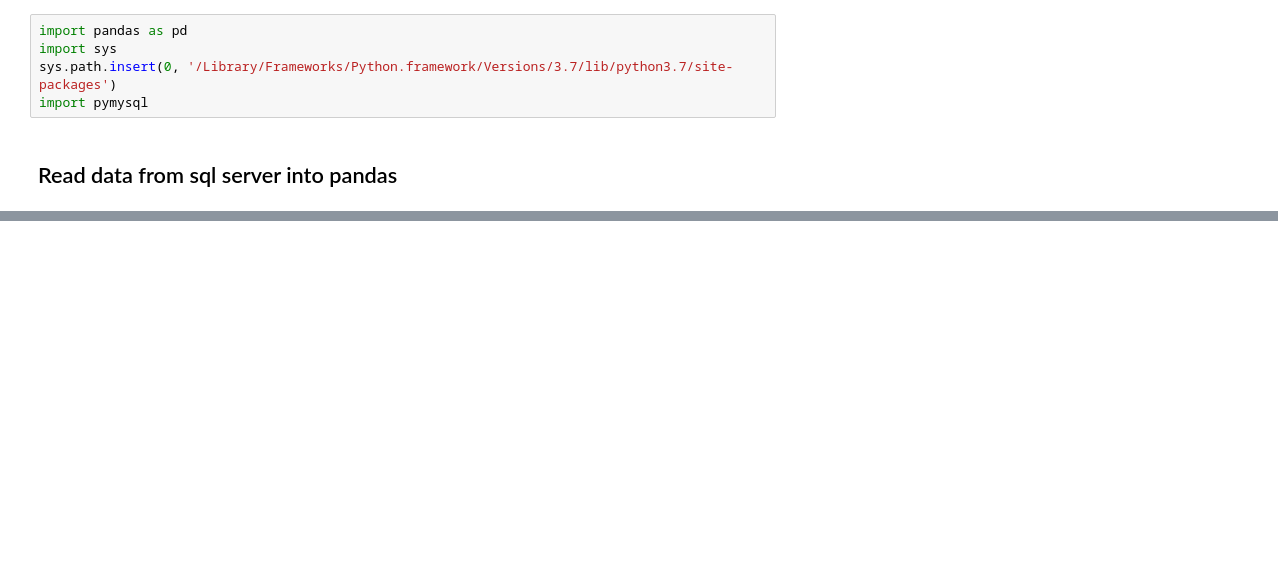
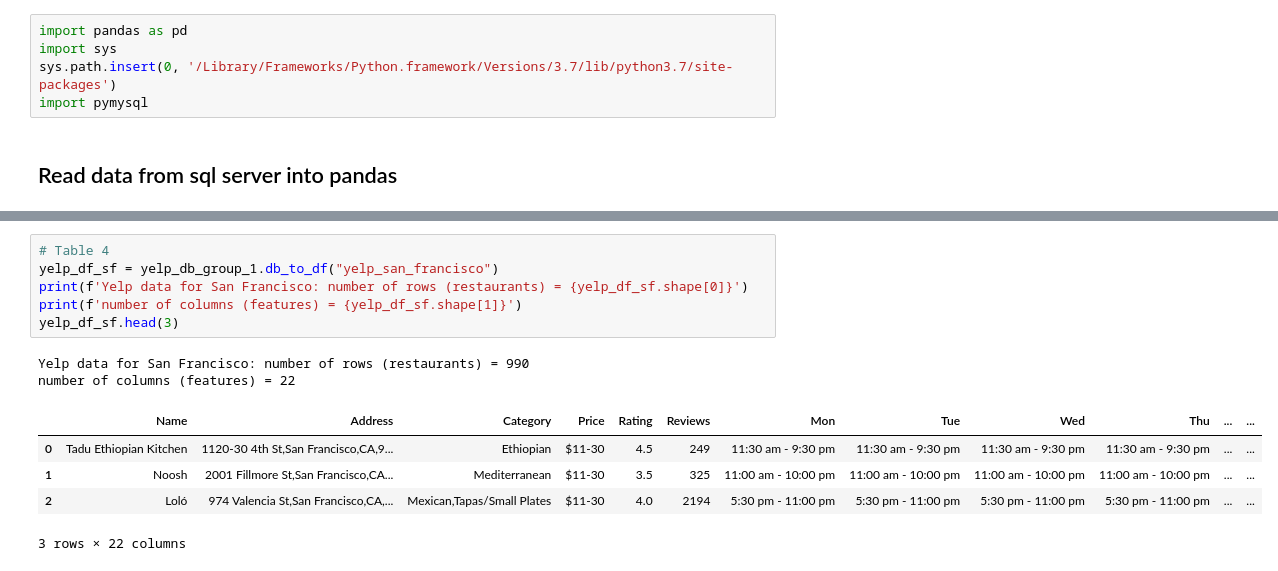
Before and after one commit to Chenghan-Sun/AdvDS-Analysis, a Jupyter notebook: Notebooks/EDA_Features.ipynb, the cells around one changed output, grey strips where cells are left out. Saved outputs shown, nothing was run; the diff lists cells and outputs as text; blank space fills up the shorter version.

```diff
--- a/Notebooks/EDA_Features.ipynb
+++ b/Notebooks/EDA_Features.ipynb
@@ -53,0 +159,14 @@ yelp_df
+# %%
+# Table 4
+yelp_df_sf = yelp_db_group_1.db_to_df("yelp_san_francisco")
+print(f'Yelp data for San Francisco: number of rows (restaurants) = {yelp_df_sf.shape[0]}')
+print(f'number of columns (features) = {yelp_df_sf.shape[1]}')
+yelp_df_sf.head(3)
+# %% [output]
+Yelp data for San Francisco: number of rows (restaurants) = 990
+number of columns (features) = 22
+|  | Name | Address | Category | Price | Rating | Reviews | Mon | Tue | Wed | Thu | ... | ... |
+| 0 | Tadu Ethiopian Kitchen | 1120-30 4th St,San Francisco,CA,9... | Ethiopian | $11-30 | 4.5 | 249 | 11:30 am - 9:30 pm | 11:30 am - 9:30 pm | 11:30 am - 9:30 pm | 11:30 am - 9:30 pm | ... | ... |
+| 1 | Noosh | 2001 Fillmore St,San Francisco,CA... | Mediterranean | $11-30 | 3.5 | 325 | 11:00 am - 10:00 pm | 11:00 am - 10:00 pm | 11:00 am - 10:00 pm | 11:00 am - 10:00 pm | ... | ... |
+| 2 | Loló | 974 Valencia St,San Francisco,CA,... | Mexican,Tapas/Small Plates | $11-30 | 4.0 | 2194 | 5:30 pm - 11:00 pm | 5:30 pm - 11:00 pm | 5:30 pm - 11:00 pm | 5:30 pm - 11:00 pm | ... | ... |
+3 rows × 22 columns
```
Also changed, not shown: parts of 27 cells of this notebook, 2 other files.
